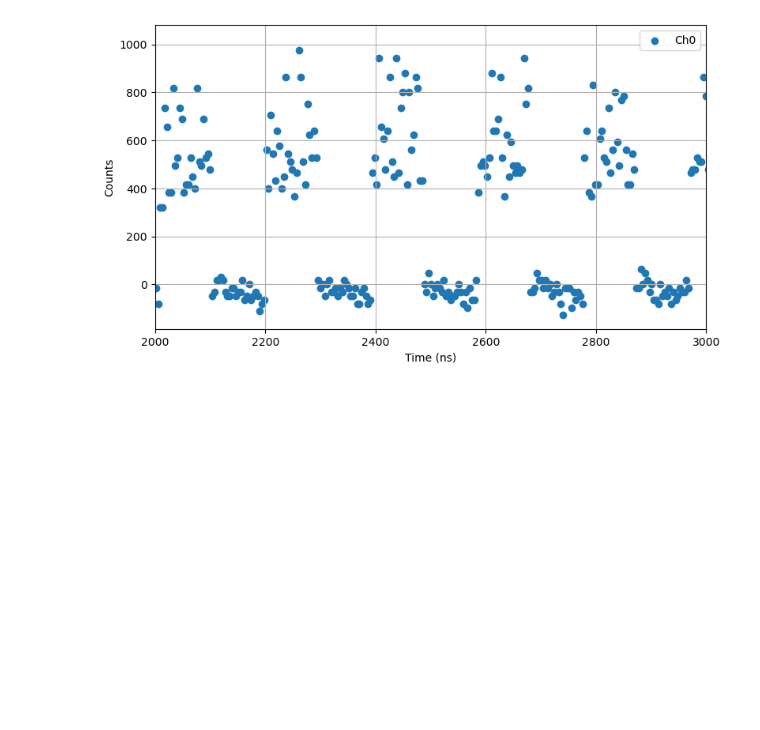
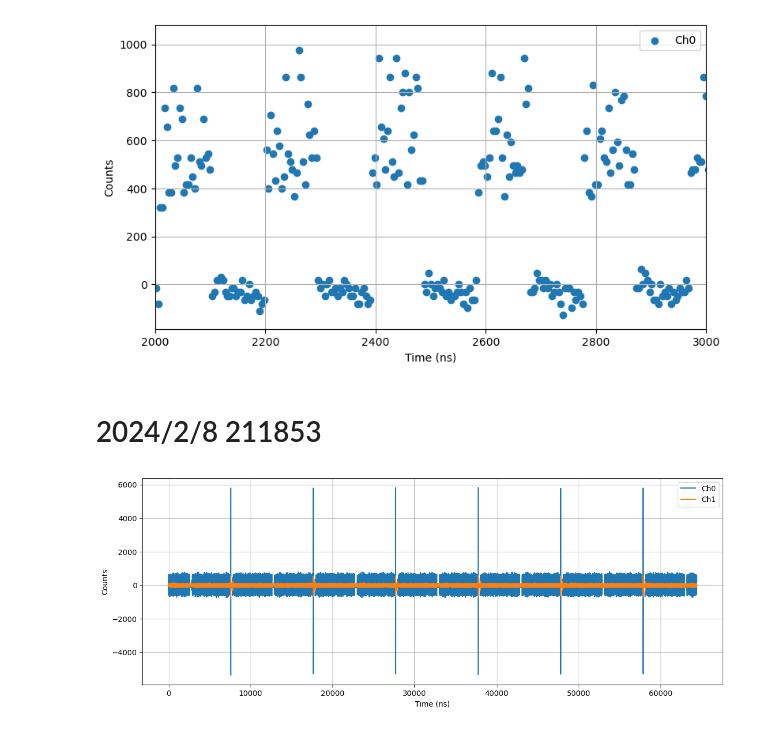
Before and after one commit to slaclab/kek-bpm-rfsoc-dev, a Jupyter notebook: software/notebooks/datfileanalysis.ipynb, the cells around one changed output. Saved outputs shown, nothing was run; the diff lists cells and outputs as text; code cells hidden in the pictures; blank space fills up the shorter version.

Commit message:
add new Y+- datfile and modify poscalc for 2ns

```diff
--- a/software/notebooks/datfileanalysis.ipynb
+++ b/software/notebooks/datfileanalysis.ipynb
@@ -835,3 +835,24 @@ plt.xlim(2000,3000)
 plt.grid()
 # %% [output]
 [figure]
+# %% [markdown]
+# 2024/2/8 211853
+# %%
+ampFault=datfile("data_20240208_211853.dat")
+
+size = len(ampFault[0][0])
+
+timeBin = 1.0/(0.509*8.0) # Unit of ns for 4.072 GSPS
+timeSteps = np.linspace(0, timeBin*(size-1), num=size)
+
+# Plot the Waveform Full Scale
+plt.figure(figsize=(14,5))
+plt.plot(timeSteps,ampFault[0][0],label="Ch0")
+plt.plot(timeSteps,ampFault[1][0],label="Ch1")
+plt.xlabel("Time (ns)")
+plt.ylabel("Counts")
+#plt.xlim(5000,6000)
+plt.legend()
+plt.grid()
+# %% [output]
+[figure, added]
```
Also changed, not shown: parts of 4 cells of this notebook, 6 other files.
